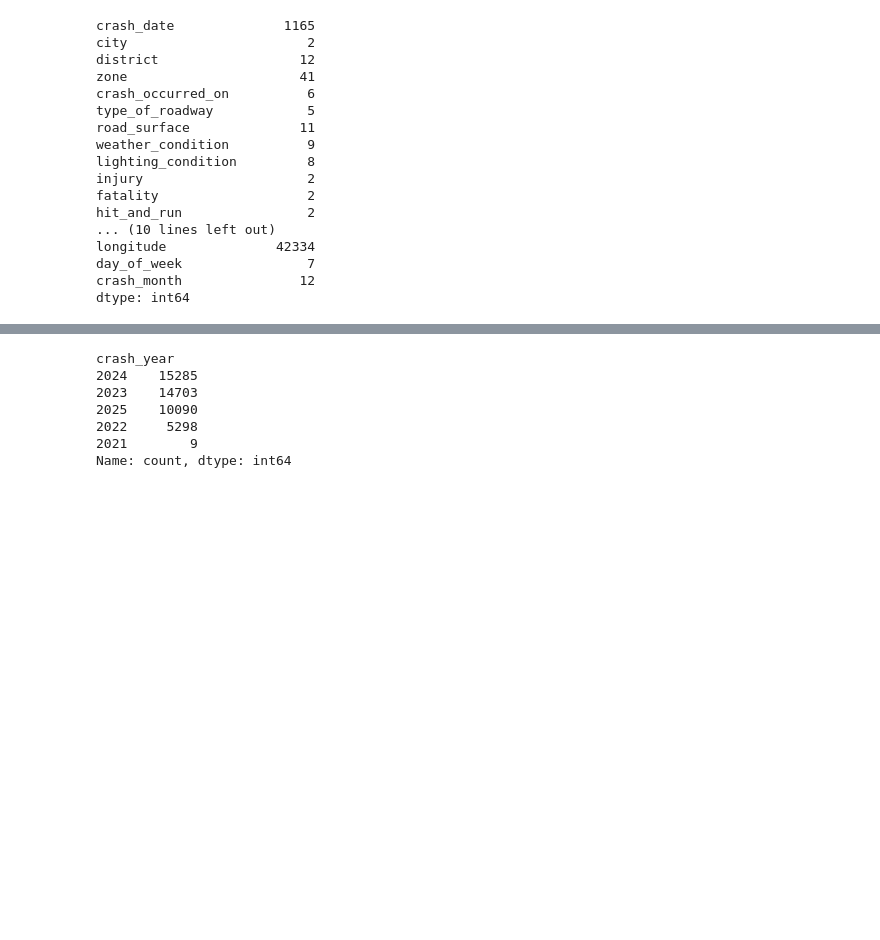
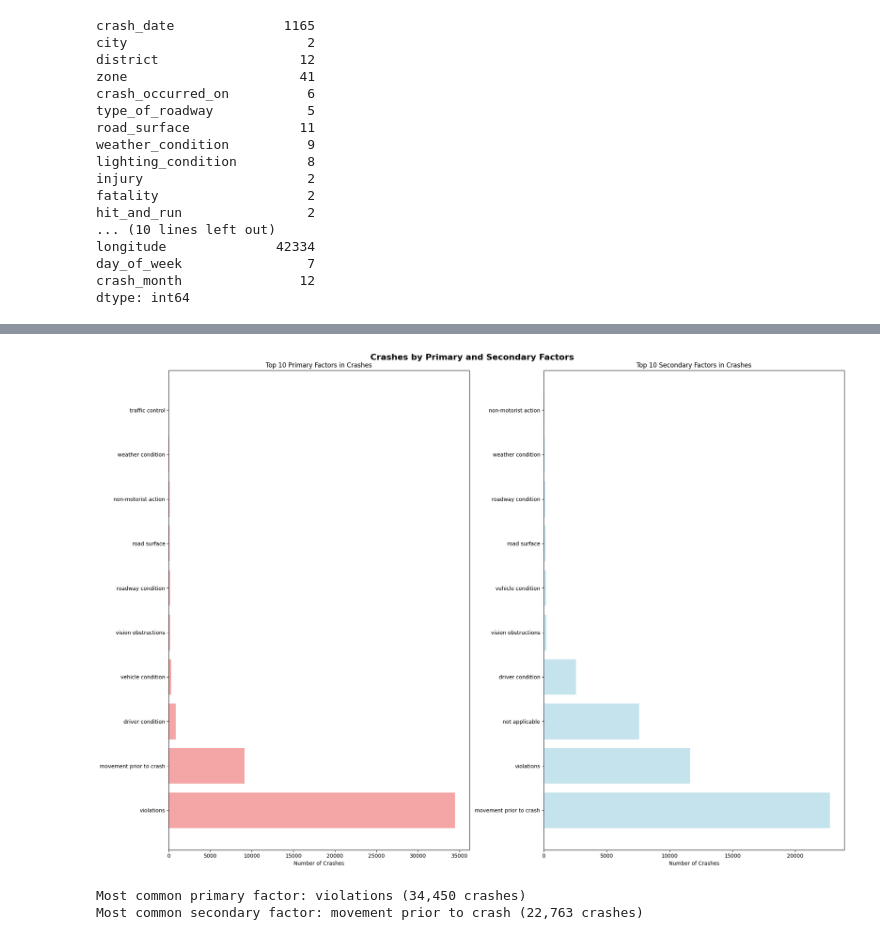
Before and after one commit to ashishkhanal30/dataMining, a Jupyter notebook: visualization.ipynb, the cells around one changed output, grey strips where cells are left out. Drawn from its saved outputs; the diff is of its cells as text; code cells hidden in the pictures; blank space fills up the shorter version.

Commit message:
Viz for primary and secondary

```diff
--- a/visualization.ipynb
+++ b/visualization.ipynb
@@ -129,10 +82,0 @@ fig.show()
-# %%
-df['crash_year'].value_counts()
-# %% [output]
-crash_year
-2024    15285
-2023    14703
-2025    10090
-2022     5298
-2021        9
-Name: count, dtype: int64
@@ -190,0 +156,28 @@ fig.show()
+# %%
+ig, axes = plt.subplots(1, 2, figsize=(20, 14))
+ig.suptitle('Crashes by Primary and Secondary Factors', fontsize=16, fontweight='bold')
+
+# 1. Primary Factors causing crashes
+primary_factors = df['primary_factor'].value_counts().head(10)
+axes[0].barh(range(len(primary_factors)), primary_factors.values, color='lightcoral', alpha=0.7)
+axes[0].set_title('Top 10 Primary Factors in Crashes')
+axes[0].set_xlabel('Number of Crashes')
+axes[0].set_yticks(range(len(primary_factors)))
+axes[0].set_yticklabels([factor[:30] + '...' if len(factor) > 30 else factor for factor in primary_factors.index])
+
+# 2. Secondary Factors
+secondary_factors = df['secondary_factor'].value_counts().head(10)
+axes[1].barh(range(len(secondary_factors)), secondary_factors.values, color='lightblue', alpha=0.7)
+axes[1].set_title('Top 10 Secondary Factors in Crashes')
+axes[1].set_xlabel('Number of Crashes')
+axes[1].set_yticks(range(len(secondary_factors)))
+axes[1].set_yticklabels([factor[:30] + '...' if len(factor) > 30 else factor for factor in secondary_factors.index])
+
+plt.tight_layout()
+plt.show()
+print(f"Most common primary factor: {primary_factors.index[0]} ({primary_factors.iloc[0]:,} crashes)")
+print(f"Most common secondary factor: {secondary_factors.index[0]} ({secondary_factors.iloc[0]:,} crashes)")
+# %% [output]
+[figure, added]
+Most common primary factor: violations (34,450 crashes)
+Most common secondary factor: movement prior to crash (22,763 crashes)
```
Also changed, not shown: parts of 6 cells of this notebook, 1 other file.
